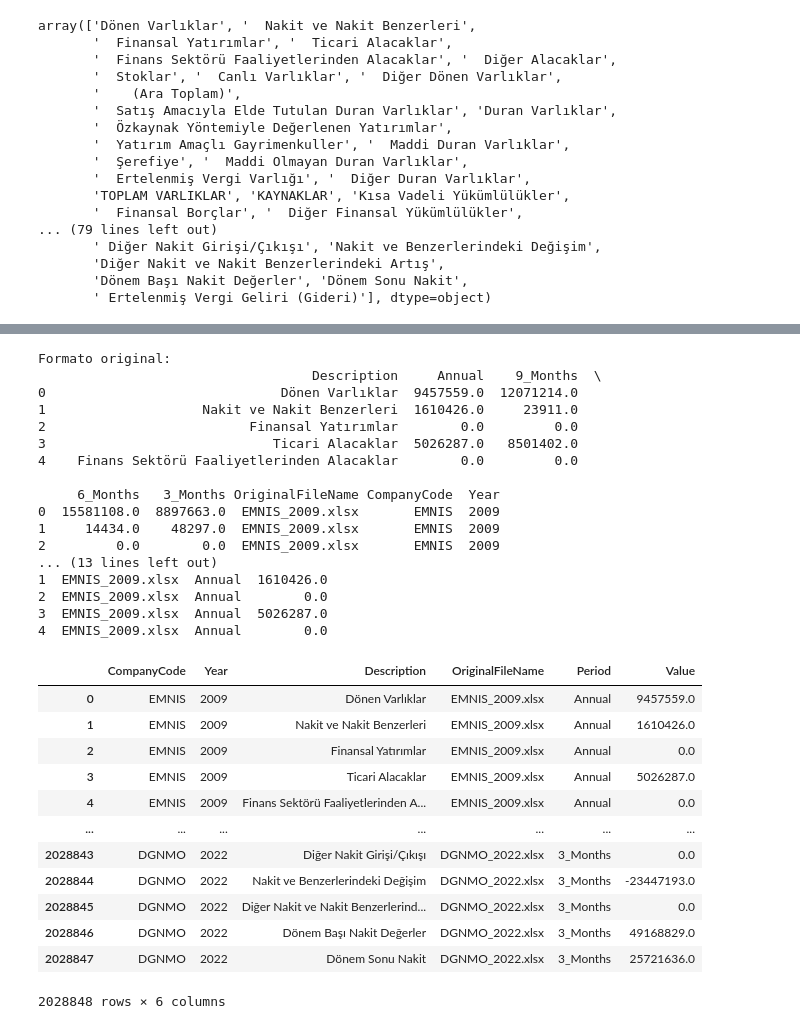
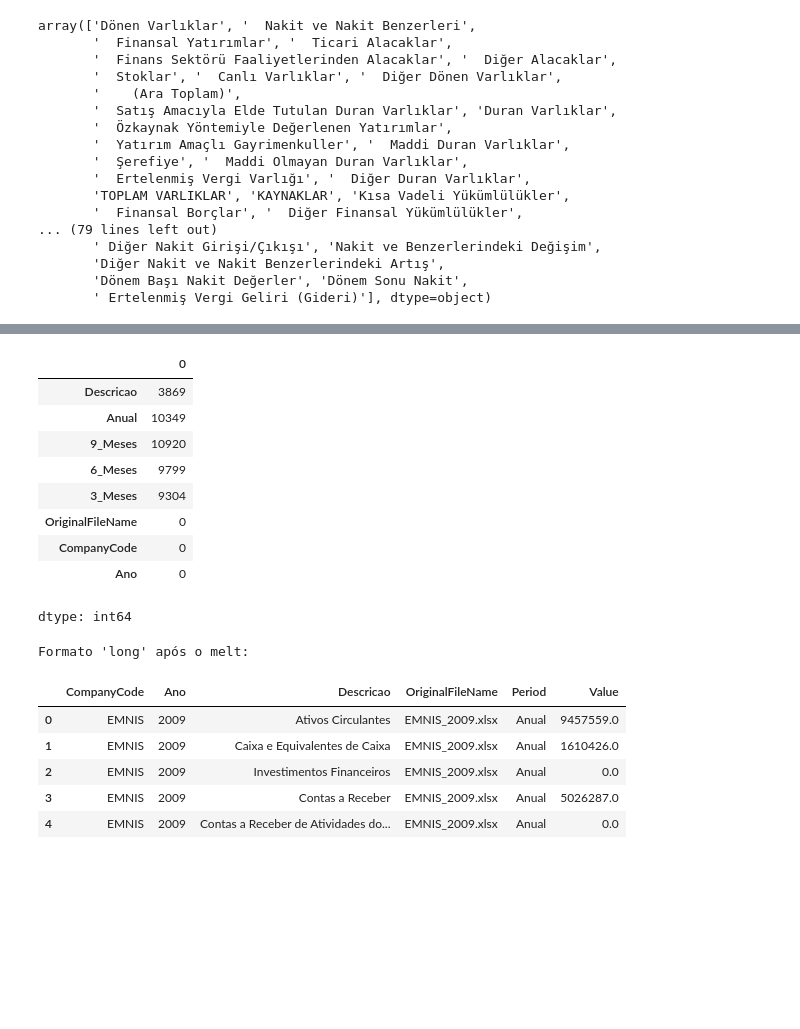
Before and after one commit to lgregs/TCC-CD-USP, a Jupyter notebook: data_cleaning.ipynb, the cells around one changed output, grey strips where cells are left out. Cells and saved outputs as stored; diff of their text form; code cells hidden in the pictures; blank space fills up the shorter version.

```diff
--- a/data_cleaning.ipynb
+++ b/data_cleaning.ipynb
@@ -132,57 +267,36 @@ Data columns (total 8 columns):
 dtypes: float64(4), int64(1), object(3)
 memory usage: 31.0+ MB
+# %%
+df.isnull().sum()
+# %% [output]
+|  | 0 |
+| Descricao | 3869 |
+| Anual | 10349 |
+| 9_Meses | 10920 |
+| 6_Meses | 9799 |
+| 3_Meses | 9304 |
+| OriginalFileName | 0 |
+| CompanyCode | 0 |
+| Ano | 0 |
+dtype: int64
 # %%
-import pandas as pd
-import numpy as np
+# Melt do df (versao alternativa --- analisar qual sera melhor para o AM)
+id_vars = ['CompanyCode', 'Ano', 'Descricao', 'OriginalFileName']
+value_vars = ['Anual', '9_Meses', '6_Meses', '3_Meses']
 
-# Colunas que identificam uma observação
-id_vars = ['CompanyCode', 'Year', 'Description', 'OriginalFileName']
-
-# Colunas que queremos transformar em linhas
-value_vars = ['Annual', '9_Months', '6_Months', '3_Months']
-
-# Aplicando a transformação "melt"
 df_long = pd.melt(df,
                   id_vars=id_vars,
                   value_vars=value_vars,
                   var_name='Period', # Nova coluna para o período
                   value_name='Value') # Nova coluna para o valor
 
-print("Formato original:")
-print(df.head())
 print("\nFormato 'long' após o melt:")
-print(df_long.head())
+df_long.head()
 # %% [output]
-Formato original:
-                                   Description     Annual    9_Months  \
-0                              Dönen Varlıklar  9457559.0  12071214.0
-1                    Nakit ve Nakit Benzerleri  1610426.0     23911.0
-2                          Finansal Yatırımlar        0.0         0.0
-3                             Ticari Alacaklar  5026287.0   8501402.0
-4    Finans Sektörü Faaliyetlerinden Alacaklar        0.0         0.0
-
-     6_Months   3_Months OriginalFileName CompanyCode  Year
-0  15581108.0  8897663.0  EMNIS_2009.xlsx       EMNIS  2009
-1     14434.0    48297.0  EMNIS_2009.xlsx       EMNIS  2009
-2         0.0        0.0  EMNIS_2009.xlsx       EMNIS  2009
-... (13 lines left out)
-1  EMNIS_2009.xlsx  Annual  1610426.0
-2  EMNIS_2009.xlsx  Annual        0.0
-3  EMNIS_2009.xlsx  Annual  5026287.0
-4  EMNIS_2009.xlsx  Annual        0.0
+Formato 'long' após o melt:
+|  | CompanyCode | Ano | Descricao | OriginalFileName | Period | Value |
+| 0 | EMNIS | 2009 | Ativos Circulantes | EMNIS_2009.xlsx | Anual | 9457559.0 |
+| 1 | EMNIS | 2009 | Caixa e Equivalentes de Caixa | EMNIS_2009.xlsx | Anual | 1610426.0 |
+| 2 | EMNIS | 2009 | Investimentos Financeiros | EMNIS_2009.xlsx | Anual | 0.0 |
+| 3 | EMNIS | 2009 | Contas a Receber | EMNIS_2009.xlsx | Anual | 5026287.0 |
+| 4 | EMNIS | 2009 | Contas a Receber de Atividades do... | EMNIS_2009.xlsx | Anual | 0.0 |
-# %%
-df_long
-# %% [output]
-|  | CompanyCode | Year | Description | OriginalFileName | Period | Value |
-| 0 | EMNIS | 2009 | Dönen Varlıklar | EMNIS_2009.xlsx | Annual | 9457559.0 |
-| 1 | EMNIS | 2009 | Nakit ve Nakit Benzerleri | EMNIS_2009.xlsx | Annual | 1610426.0 |
-| 2 | EMNIS | 2009 | Finansal Yatırımlar | EMNIS_2009.xlsx | Annual | 0.0 |
-| 3 | EMNIS | 2009 | Ticari Alacaklar | EMNIS_2009.xlsx | Annual | 5026287.0 |
-| 4 | EMNIS | 2009 | Finans Sektörü Faaliyetlerinden A... | EMNIS_2009.xlsx | Annual | 0.0 |
-| ... | ... | ... | ... | ... | ... | ... |
-| 2028843 | DGNMO | 2022 | Diğer Nakit Girişi/Çıkışı | DGNMO_2022.xlsx | 3_Months | 0.0 |
-| 2028844 | DGNMO | 2022 | Nakit ve Benzerlerindeki Değişim | DGNMO_2022.xlsx | 3_Months | -23447193.0 |
-| 2028845 | DGNMO | 2022 | Diğer Nakit ve Nakit Benzerlerind... | DGNMO_2022.xlsx | 3_Months | 0.0 |
-| 2028846 | DGNMO | 2022 | Dönem Başı Nakit Değerler | DGNMO_2022.xlsx | 3_Months | 49168829.0 |
-| 2028847 | DGNMO | 2022 | Dönem Sonu Nakit | DGNMO_2022.xlsx | 3_Months | 25721636.0 |
-2028848 rows × 6 columns
```
Also changed, not shown: parts of 20 cells of this notebook.
